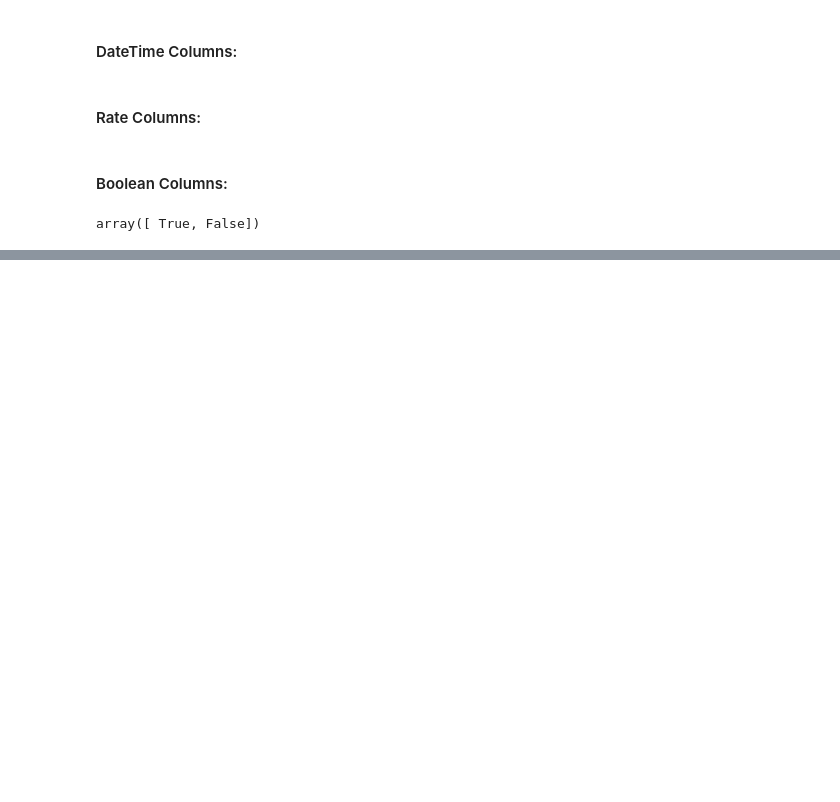
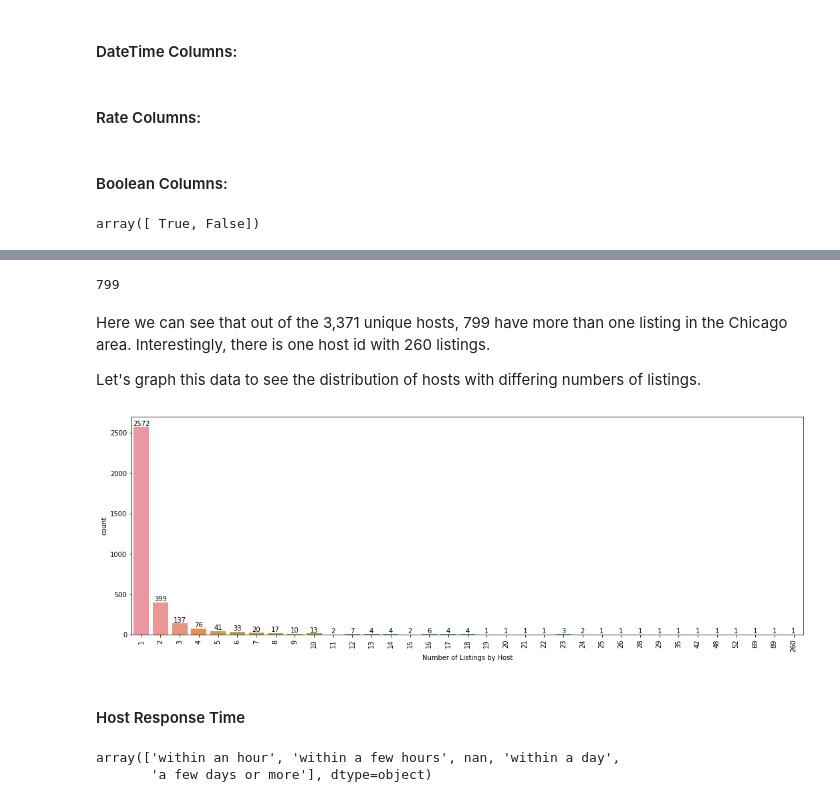
Before and after one commit to Summer-luna/Fall2021-IST5520-Group5, a Jupyter notebook: Data Manipulation.ipynb, the cells around one changed output, grey strips where cells are left out. Drawn from its saved outputs; the diff is of its cells as text; code cells hidden in the pictures; blank space fills up the shorter version.

```diff
--- a/Data Manipulation.ipynb
+++ b/Data Manipulation.ipynb
@@ -38,5 +38,5 @@ memory usage: 3.6+ MB
 # %%
-dat = dat.drop(['scrape_id','listing_url','host_thumbnail_url','host_picture_url','picture_url',
+dat = dat.drop(['scrape_id','listing_url','host_url','host_thumbnail_url','host_picture_url','picture_url',
                'neighbourhood_group_cleansed','bathrooms','calendar_updated','neighbourhood',
-               'last_scraped', 'calendar_last_scraped'], axis = 1)
+               'last_scraped', 'calendar_last_scraped','host_neighbourhood'], axis = 1)
 # %% [markdown]
@@ -111,0 +114,2 @@ array([ True, False])
+# %%
+dat['price'] = dat['price'].str.extract(r'(\d+\.\d+)').astype(np.float64)
@@ -111,0 +147,6 @@ array([ True, False])
+# %%
+dat = dat.drop(['host_name','host_since','host_location','host_about','host_response_time',
+                  'host_response_rate','host_acceptance_rate','host_is_superhost','host_listings_count',
+                  'host_total_listings_count','host_verifications','host_has_profile_pic',
+                  'host_identity_verified'], axis = 1)
+dat.info()
@@ -111,0 +187,3 @@ array([ True, False])
+# %%
+listings_by_host = dat['host_id'].value_counts()
+listings_by_host.describe()
@@ -111,0 +200,24 @@ array([ True, False])
+# %%
+listings_by_host[listings_by_host > 1].count()
+# %% [output]
+799
+# %% [markdown]
+Here we can see that out of the 3,371 unique hosts, 799 have more than one listing in the Chicago area.  Interestingly, there is one host id with 260 listings.
+
+Let's graph this data to see the distribution of hosts with differing numbers of listings.
+# %%
+plt.figure(figsize=(18,6))
+p = sb.countplot(x=listings_by_host, order=sorted(listings_by_host.unique()))
+p.set_xticklabels(labels=p.get_xticklabels(),rotation=90)
+p.bar_label(p.containers[0])
+plt.xlabel('Number of Listings by Host')
+plt.show()
+# %% [output]
+[figure, added]
+# %% [markdown]
+<h4>Host Response Time</h4>
+# %%
+host_dat['host_response_time'].unique()
+# %% [output]
+array(['within an hour', 'within a few hours', nan, 'within a day',
+       'a few days or more'], dtype=object)
```
Also changed, not shown: parts of 33 cells of this notebook.
